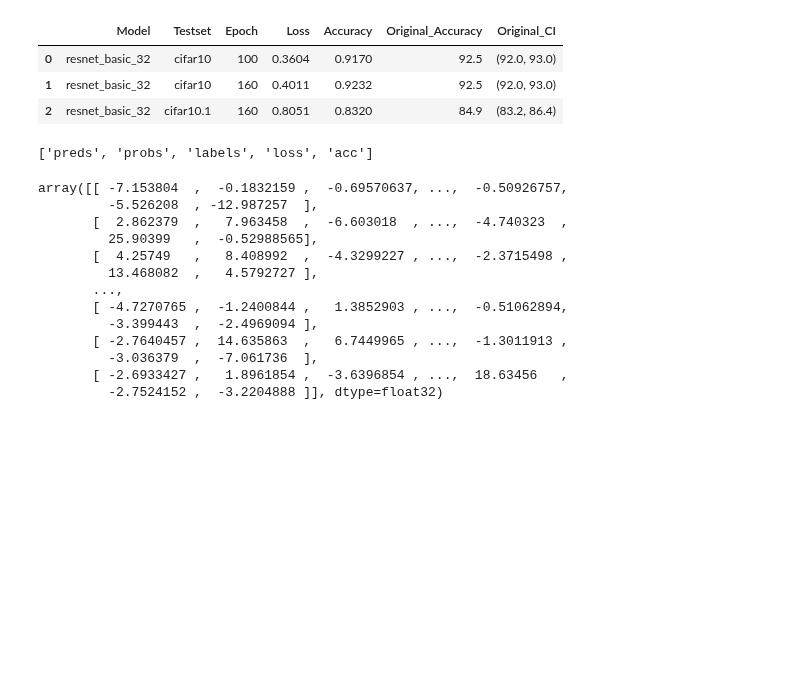
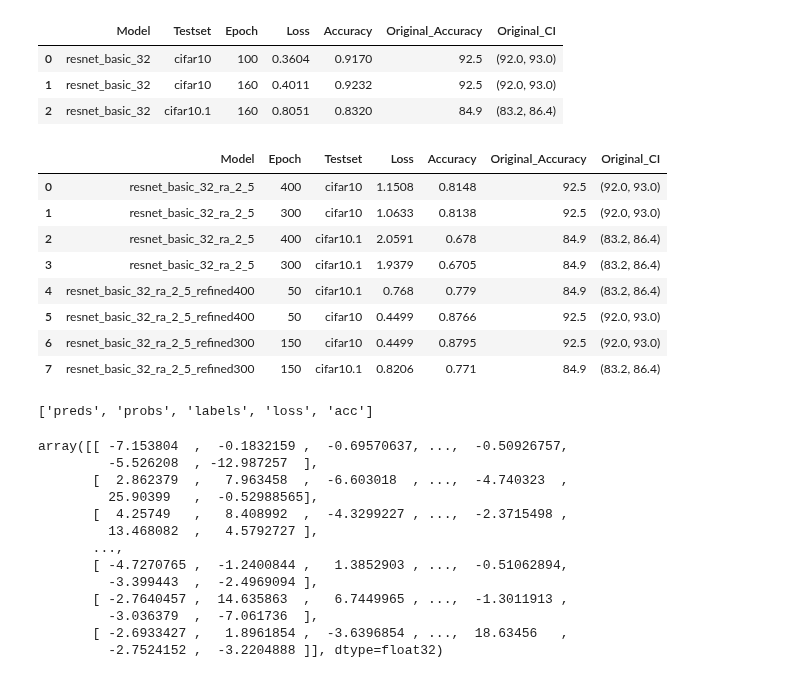
Before and after one commit to danzisar/w210-capstone, a Jupyter notebook: aws-notebooks/resnet_basic_32_ra_2_5.ipynb, the cells around one changed output. Drawn from its saved outputs; the diff is of its cells as text; code cells hidden in the pictures; blank space fills up the shorter version.

Commit message:
cifar ra n=2 m=5 testing

```diff
--- a/aws-notebooks/resnet_basic_32_ra_2_5.ipynb
+++ b/aws-notebooks/resnet_basic_32_ra_2_5.ipynb
@@ -191,6 +266,36 @@ df.head()
 | 0 | resnet_basic_32 | cifar10 | 100 | 0.3604 | 0.9170 | 92.5 | (92.0, 93.0) |
 | 1 | resnet_basic_32 | cifar10 | 160 | 0.4011 | 0.9232 | 92.5 | (92.0, 93.0) |
 | 2 | resnet_basic_32 | cifar10.1 | 160 | 0.8051 | 0.8320 | 84.9 | (83.2, 86.4) |
+# %%
+import pandas as pd
+a = pd.Series(['resnet_basic_32_ra_2_5', 400, 'cifar10', 1.1508, 0.8148])
+b = pd.Series(['resnet_basic_32_ra_2_5', 300, 'cifar10', 1.0633, 0.8138])
+c = pd.Series(['resnet_basic_32_ra_2_5', 400, 'cifar10.1', 2.0591, 0.6780])
+d = pd.Series(['resnet_basic_32_ra_2_5', 300, 'cifar10.1',  1.9379, 0.6705])
+
+
+e = pd.Series(['resnet_basic_32_ra_2_5_refined400', 50, 'cifar10.1', 0.7680, 0.7790])
+f = pd.Series(['resnet_basic_32_ra_2_5_refined400', 50, 'cifar10', 0.4499,0.8766])
+g = pd.Series(['resnet_basic_32_ra_2_5_refined300', 150, 'cifar10', 0.4499, 0.8795])
+h = pd.Series(['resnet_basic_32_ra_2_5_refined300', 150, 'cifar10.1', 0.8206, 0.7710])
+
+df_results = pd.concat([a,b,c,d,e,f, g, h], axis=1).T
+df_results.columns = ['Model', 'Epoch', 'Testset', 'Loss', 'Accuracy']
+
+df_results['Original_Accuracy'] = df_results.apply((lambda row: 92.5 if row[2] == 'cifar10' else 84.9), axis=1)
+df_results['Original_CI'] = df_results.apply((lambda row: (92.0, 93.0) if row[2] == 'cifar10' else (83.2, 86.4)), axis=1)
+
+df_results
+# %% [output]
+|  | Model | Epoch | Testset | Loss | Accuracy | Original_Accuracy | Original_CI |
+| 0 | resnet_basic_32_ra_2_5 | 400 | cifar10 | 1.1508 | 0.8148 | 92.5 | (92.0, 93.0) |
+| 1 | resnet_basic_32_ra_2_5 | 300 | cifar10 | 1.0633 | 0.8138 | 92.5 | (92.0, 93.0) |
+| 2 | resnet_basic_32_ra_2_5 | 400 | cifar10.1 | 2.0591 | 0.678 | 84.9 | (83.2, 86.4) |
+| 3 | resnet_basic_32_ra_2_5 | 300 | cifar10.1 | 1.9379 | 0.6705 | 84.9 | (83.2, 86.4) |
+| 4 | resnet_basic_32_ra_2_5_refined400 | 50 | cifar10.1 | 0.768 | 0.779 | 84.9 | (83.2, 86.4) |
+| 5 | resnet_basic_32_ra_2_5_refined400 | 50 | cifar10 | 0.4499 | 0.8766 | 92.5 | (92.0, 93.0) |
+| 6 | resnet_basic_32_ra_2_5_refined300 | 150 | cifar10 | 0.4499 | 0.8795 | 92.5 | (92.0, 93.0) |
+| 7 | resnet_basic_32_ra_2_5_refined300 | 150 | cifar10.1 | 0.8206 | 0.771 | 84.9 | (83.2, 86.4) |
 # %%
 # Peak inside the output file for predictions
 import numpy as np
```
Also changed, not shown: parts of 13 cells of this notebook, 5 other files.
